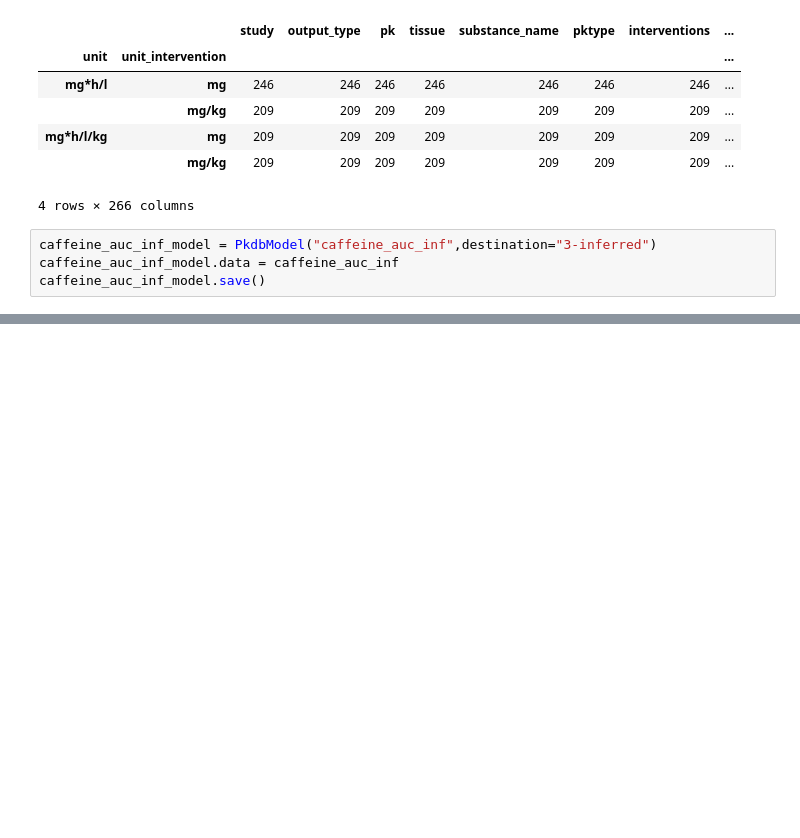
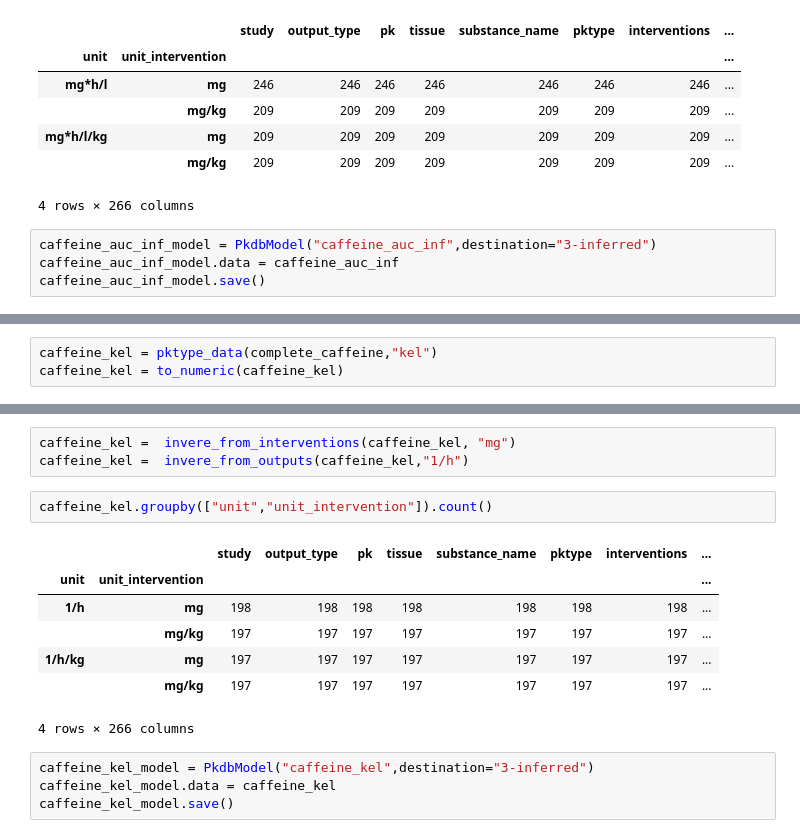
Before and after one commit to matthiaskoenig/pkdb_analysis, a Jupyter notebook: caffeine/02-Caffeine_Data_Infer.ipynb, the cells around one changed output, grey strips where cells are left out. Cells and saved outputs as stored; diff of their text form; blank space fills up the shorter version.

```diff
--- a/caffeine/02-Caffeine_Data_Infer.ipynb
+++ b/caffeine/02-Caffeine_Data_Infer.ipynb
@@ -341,0 +363,3 @@ caffeine_auc_inf_model.save()
+# %%
+caffeine_kel = pktype_data(complete_caffeine,"kel")
+caffeine_kel = to_numeric(caffeine_kel)
@@ -341,0 +392,17 @@ caffeine_auc_inf_model.save()
+# %%
+caffeine_kel =  invere_from_interventions(caffeine_kel, "mg")
+caffeine_kel =  invere_from_outputs(caffeine_kel,"1/h")
+# %%
+caffeine_kel.groupby(["unit","unit_intervention"]).count()
+# %% [output]
+|  |  | study | output_type | pk | tissue | substance_name | pktype | interventions | ... |
+| unit | unit_intervention |  |  |  |  |  |  |  | ... |
+| 1/h | mg | 198 | 198 | 198 | 198 | 198 | 198 | 198 | ... |
+|  | mg/kg | 197 | 197 | 197 | 197 | 197 | 197 | 197 | ... |
+| 1/h/kg | mg | 197 | 197 | 197 | 197 | 197 | 197 | 197 | ... |
+|  | mg/kg | 197 | 197 | 197 | 197 | 197 | 197 | 197 | ... |
+4 rows × 266 columns
+# %%
+caffeine_kel_model = PkdbModel("caffeine_kel",destination="3-inferred")
+caffeine_kel_model.data = caffeine_kel
+caffeine_kel_model.save()
```
Also changed, not shown: parts of 3 cells of this notebook, 24 other files.
